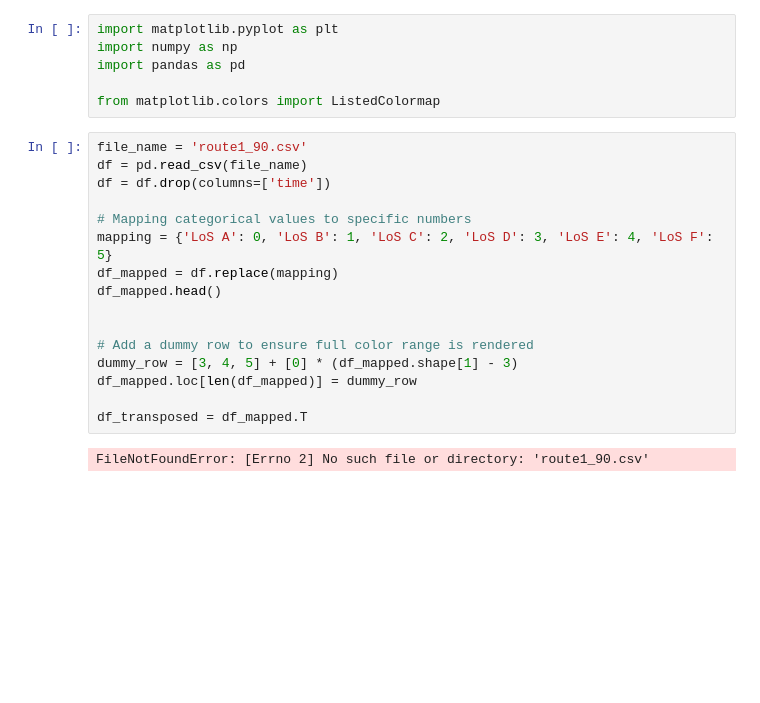
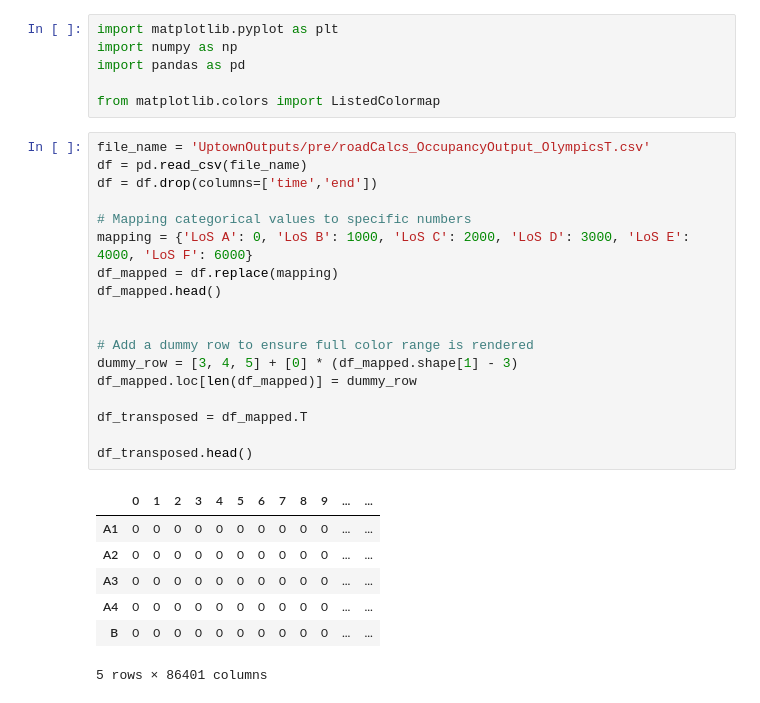
Before and after one commit to WS325427/Jupyter-Notebooks-Scripts, a Jupyter notebook: heatmap_gen_uptown.ipynb, the cells around one changed output. Cells and saved outputs as stored; diff of their text form; blank space fills up the shorter version.

```diff
--- a/heatmap_gen_uptown.ipynb
+++ b/heatmap_gen_uptown.ipynb
@@ -5,23 +5,31 @@ import pandas as pd
 
 from matplotlib.colors import ListedColormap
 # %%
-file_name = 'route1_90.csv'
+file_name = 'UptownOutputs/pre/roadCalcs_OccupancyOutput_OlympicsT.csv'
 df = pd.read_csv(file_name)
-df = df.drop(columns=['time'])
+df = df.drop(columns=['time','end'])
 
 # Mapping categorical values to specific numbers
-mapping = {'LoS A': 0, 'LoS B': 1, 'LoS C': 2, 'LoS D': 3, 'LoS E': 4, 'LoS F': 5}
+mapping = {'LoS A': 0, 'LoS B': 1000, 'LoS C': 2000, 'LoS D': 3000, 'LoS E': 4000, 'LoS F': 6000}
 df_mapped = df.replace(mapping)
 df_mapped.head()
 
 
 # Add a dummy row to ensure full color range is rendered
 dummy_row = [3, 4, 5] + [0] * (df_mapped.shape[1] - 3)
 df_mapped.loc[len(df_mapped)] = dummy_row
 
 df_transposed = df_mapped.T
+
+df_transposed.head()
 # %% [output]
+|  | 0 | 1 | 2 | 3 | 4 | 5 | 6 | 7 | 8 | 9 | ... | ... |
+| A1 | 0 | 0 | 0 | 0 | 0 | 0 | 0 | 0 | 0 | 0 | ... | ... |
+| A2 | 0 | 0 | 0 | 0 | 0 | 0 | 0 | 0 | 0 | 0 | ... | ... |
+| A3 | 0 | 0 | 0 | 0 | 0 | 0 | 0 | 0 | 0 | 0 | ... | ... |
+| A4 | 0 | 0 | 0 | 0 | 0 | 0 | 0 | 0 | 0 | 0 | ... | ... |
+| B | 0 | 0 | 0 | 0 | 0 | 0 | 0 | 0 | 0 | 0 | ... | ... |
-FileNotFoundError: [Errno 2] No such file or directory: 'route1_90.csv'
+5 rows × 86401 columns
 # %%
 # Define custom hex colors for values 0 to 5
 cmap = ListedColormap(['#0000FF', '#00FFFF', '#00FF00', '#FFFF00', '#FFA500', '#FF0000'])
```
Also changed, not shown: parts of 1 cell of this notebook, 3 other files.
